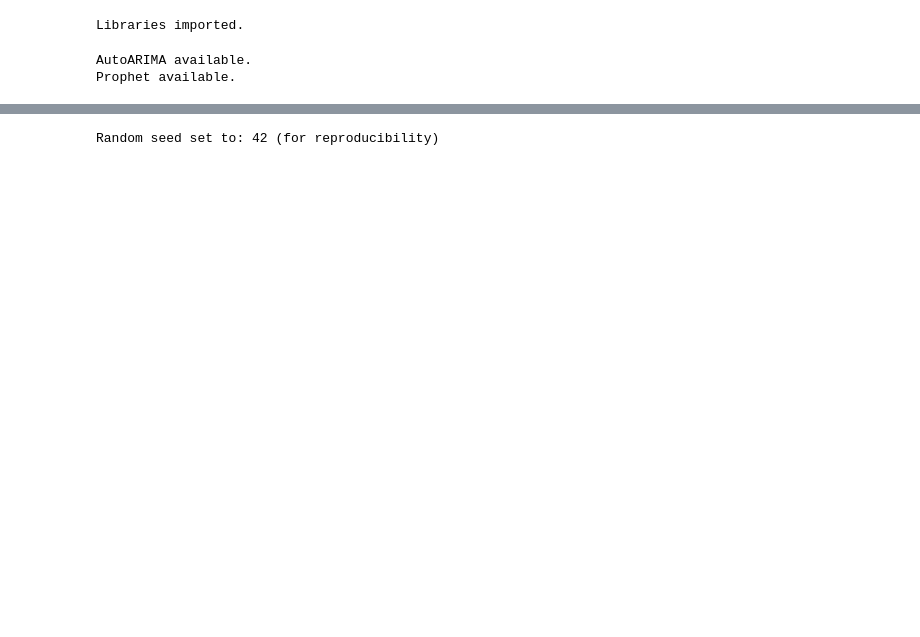
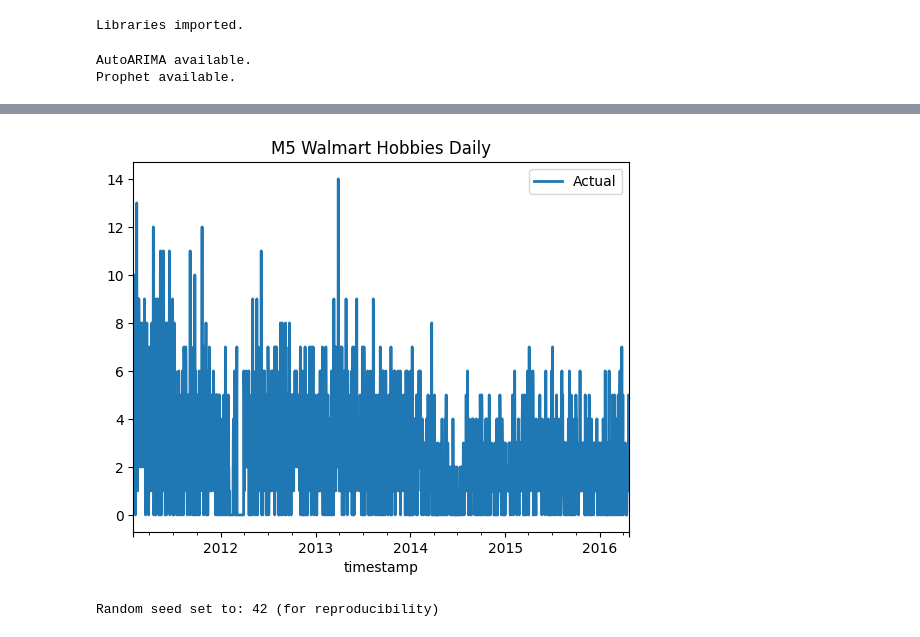
Before and after one commit to ContiHan/Statistika, a Jupyter notebook: forecasting/04_forecasting_m5_walmart_daily.ipynb, the cells around one changed output, grey strips where cells are left out. Drawn from its saved outputs; the diff is of its cells as text; code cells hidden in the pictures; blank space fills up the shorter version.

```diff
--- a/forecasting/04_forecasting_m5_walmart_daily.ipynb
+++ b/forecasting/04_forecasting_m5_walmart_daily.ipynb
@@ -57,7 +57,7 @@ DATASET_CONFIG = {
 
     # Column names
     'time_column': 'timestamp',      # Name of the datetime column
-    'target_column': 'sales',      # Name of the target variable column
+    'target_column': 'sales_count',  # FIXED: was 'sales', but column is 'sales_count'
 
     # Time series frequency and test split
     'frequency': 'D',               # 'MS'=monthly, 'QS'=quarterly, 'YS'=yearly, 'H'=hourly, 'D'=daily
@@ -87,7 +87,7 @@ DATASET_CONFIG = {
 
 # DATASET_CONFIG = {
 #     'file_path': '../datasets/m5_walmart_hobbies_daily.csv',
-#     'time_column': 'timestamp', 'target_column': 'sales',
+#     'time_column': 'timestamp', 'target_column': 'sales_count',
 #     'frequency': 'D', 'test_periods': 28, 'seasonal_period': 7,
 #     'name': 'M5 Walmart Hobbies Daily'
 # }
@@ -104,6 +104,10 @@ DATASET_CONFIG = {
 # ============================================================================
 df = pd.read_csv(DATASET_CONFIG['file_path'])
 df[DATASET_CONFIG['time_column']] = pd.to_datetime(df[DATASET_CONFIG['time_column']])
+
+# Aggregate by date (sum sales across all unique_id) since data has multiple products per day
+df = df.groupby(DATASET_CONFIG['time_column'])[DATASET_CONFIG['target_column']].sum().reset_index()
+
 series = TimeSeries.from_dataframe(df, DATASET_CONFIG['time_column'], DATASET_CONFIG['target_column'])
 
 # Cast to float32 for MPS/DL compatibility
@@ -148,3 +156,4 @@ KeyError: "None of [Index(['sales'], dtype='object')] are in the [columns]"
+[figure, added]
 # %%
 # 3. Define Evaluation Metrics and Logging
 
```
Also changed, not shown: parts of 6 cells of this notebook, 4 other files.
